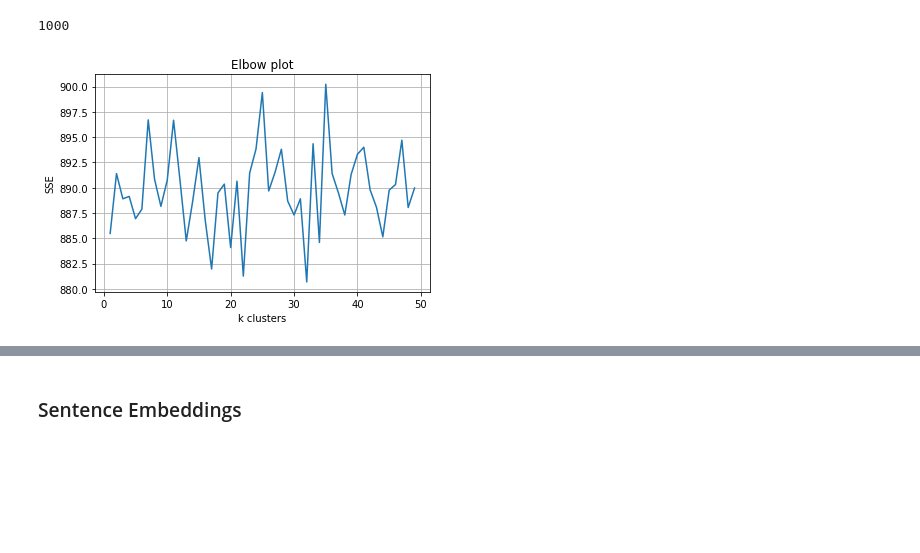
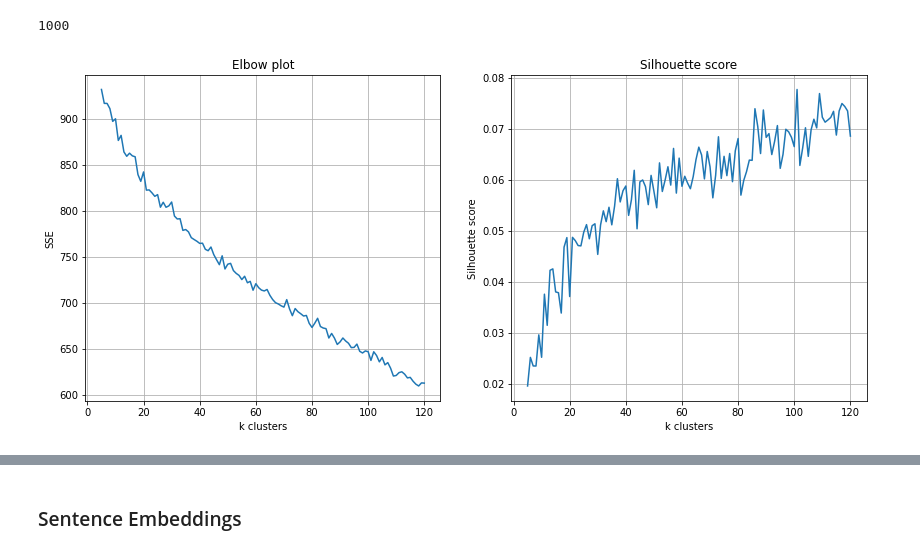
Before and after one commit to dborrelli/chat-intents, a Jupyter notebook: notebooks/04-kmean_clustering.ipynb, the cells around one changed output, grey strips where cells are left out. Saved outputs shown, nothing was run; the diff lists cells and outputs as text; code cells hidden in the pictures; blank space fills up the shorter version.

```diff
--- a/notebooks/04-kmean_clustering.ipynb
+++ b/notebooks/04-kmean_clustering.ipynb
@@ -63,24 +66,3 @@ KMeans(max_iter=100, n_clusters=10, n_init=1)
 len(kmeans.labels_)
 # %% [output]
 1000
-# %%
-sse = []
-
-for K in range(1, 50):
-    kmeans = KMeans(n_clusters=k, init='k-means++', max_iter=100, n_init=1)
-    kmeans.fit(tfidf_transformed_vector)
-    sse.append(kmeans.inertia_)
-
-x = range(1,50)
-y = sse
-
-fig, ax = plt. subplots()
-ax.plot(x, y)
-
-ax.set(xlabel = 'k clusters', ylabel = 'SSE',
-       title = 'Elbow plot')
-ax.grid()
-
-plt.show()
-# %% [output]
-[figure, removed]
@@ -86,0 +95,8 @@ plt.show()
+# %%
+%%time
+
+k_range = range(5, 121)
+
+plot_kmeans(tfidf_transformed_vector, k_range)
+# %% [output]
+[figure, added]
```
Also changed, not shown: parts of 21 cells of this notebook.
